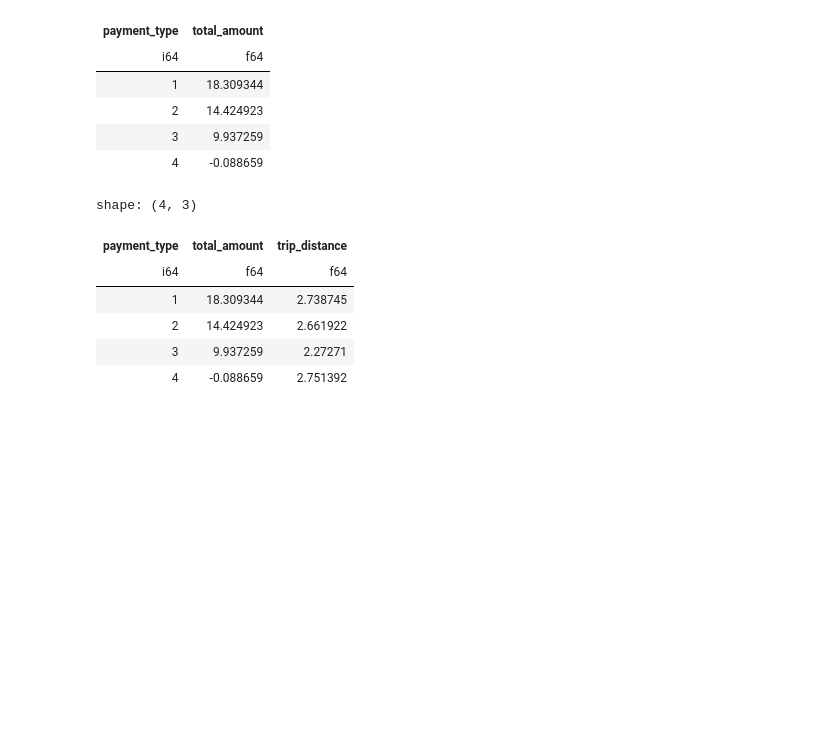
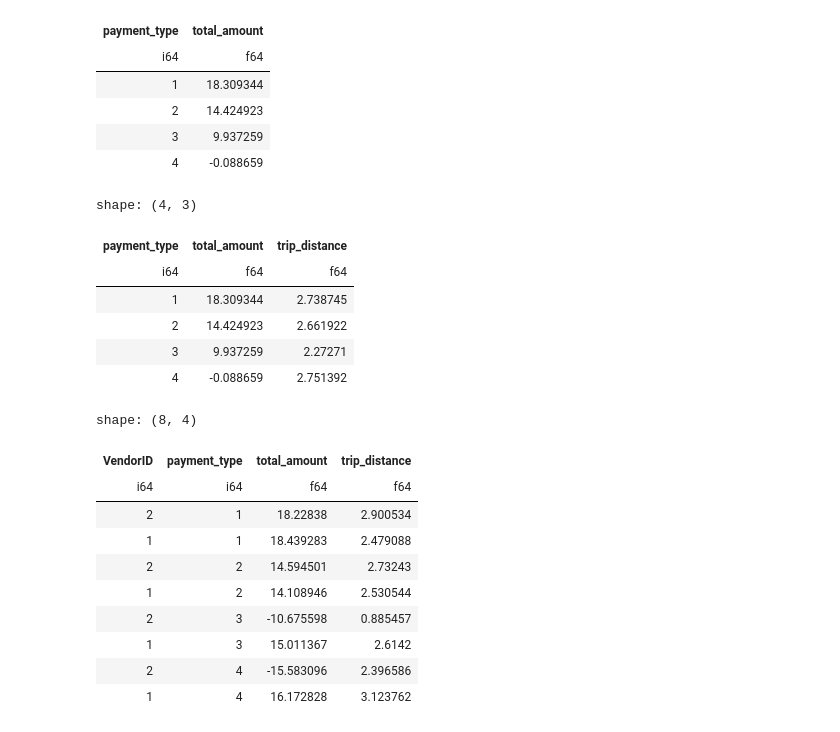
Before and after one commit to opagani/2024-08Aug-25-polars, a Jupyter notebook: LernerPython - 2024-08Aug-25-polars.ipynb, the cells around one changed output. Cells and saved outputs as stored; diff of their text form; code cells hidden in the pictures; blank space fills up the shorter version.

```diff
--- a/LernerPython - 2024-08Aug-25-polars.ipynb
+++ b/LernerPython - 2024-08Aug-25-polars.ipynb
@@ -1270,14 +1270,27 @@ shape: (4, 3)
 | 3 | 9.937259 | 2.27271 |
 | 4 | -0.088659 | 2.751392 |
 # %%
-# what if I want to group by more than one columncalculate the mean on more than one column?
+# what if I want to group by more than one column, and also
+# calculate the mean on total_amount and trip_distance?
 
 (
     df
     .filter(
         ~pl.col('payment_type').is_null()
     )
-    .group_by('payment_type').agg([pl.mean('total_amount'),
+    .group_by(['VendorID', 'payment_type']).agg([pl.mean('total_amount'),
                                    pl.mean('trip_distance')])
     .sort('payment_type')
 )
+# %% [output]
+shape: (8, 4)
+| VendorID | payment_type | total_amount | trip_distance |
+| i64 | i64 | f64 | f64 |
+| 2 | 1 | 18.22838 | 2.900534 |
+| 1 | 1 | 18.439283 | 2.479088 |
+| 2 | 2 | 14.594501 | 2.73243 |
+| 1 | 2 | 14.108946 | 2.530544 |
+| 2 | 3 | -10.675598 | 0.885457 |
+| 1 | 3 | 15.011367 | 2.6142 |
+| 2 | 4 | -15.583096 | 2.396586 |
+| 1 | 4 | 16.172828 | 3.123762 |
```
Also changed, not shown: parts of 1 cell of this notebook.
